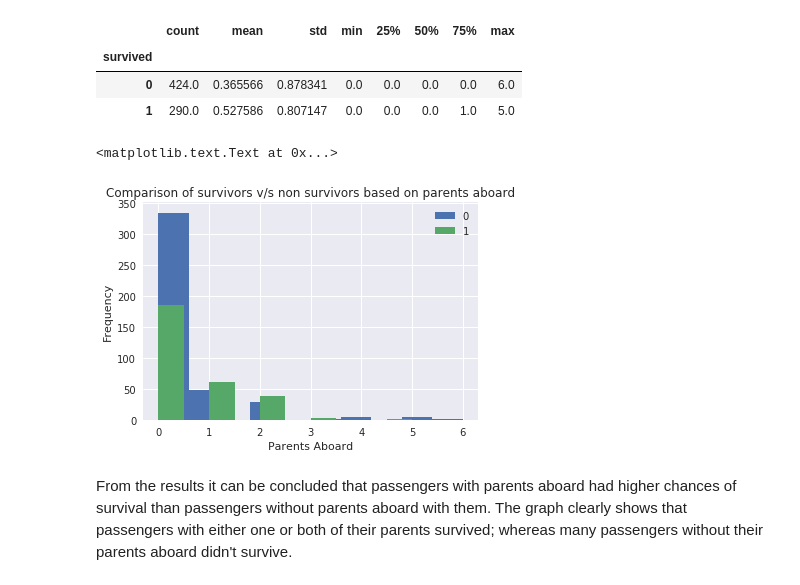
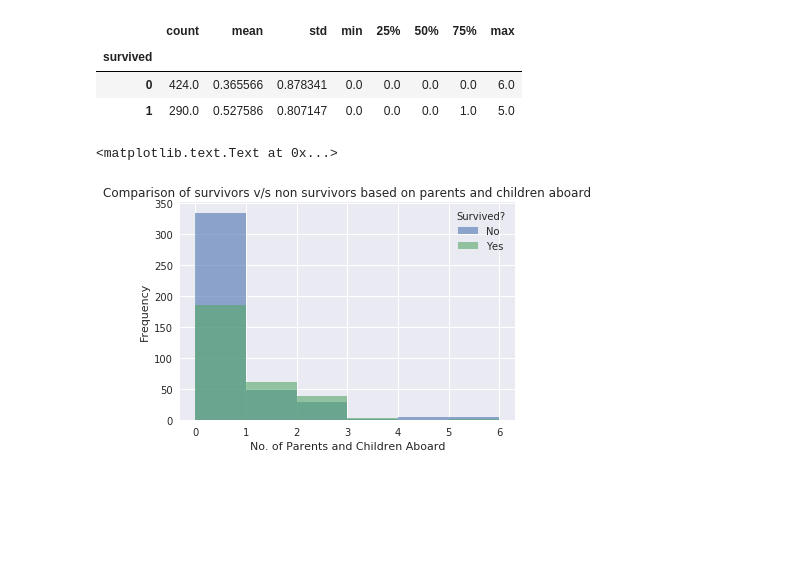
Before and after one commit to aliasm2k/titanic, a Jupyter notebook: titanic.ipynb, the cells around one changed output. Saved outputs shown, nothing was run; the diff lists cells and outputs as text; code cells hidden in the pictures; blank space fills up the shorter version.

```diff
--- a/titanic.ipynb
+++ b/titanic.ipynb
@@ -19,6 +19,6 @@ import csv
 import pandas as pd
 titanic_df = pd.read_csv('titanic.csv', quoting=csv.QUOTE_MINIMAL, skiprows=[0],
                          names=['passenger_id', 'survived', 'class', 'name', 'sex', 'age',
-                                'n_siblings', 'n_parents', 'ticket_id', 'fare', 'cabin', 'port'])
+                                'sib_sp', 'par_ch', 'ticket_id', 'fare', 'cabin', 'port'])
 titanic_df.head()
 # %% [output]
@@ -166,5 +181,5 @@ From the results, it can be concluded that chances of survival was high for pass
 # %%
-survivors = titanic_df.groupby('survived')['n_parents']
+survivors = titanic_df.groupby('survived')['par_ch']
 survivors.describe()
 # %% [output]
 |  | count | mean | std | min | 25% | 50% | 75% | max |
@@ -174,13 +189,12 @@ survivors.describe()
 # %%
 %matplotlib inline
 import matplotlib.pyplot as plt
 import seaborn as sns
 
-survivors.plot(kind='hist', legend=True)
-plt.xlabel('Parents Aboard')
-plt.title('Comparison of survivors v/s non survivors based on parents aboard')
+ax1, ax2 = survivors.plot(kind='hist', legend=True, bins=range(0, 7, 1), alpha=0.6)
+ax1.set_xlabel('No. of Parents and Children Aboard')
+ax1.legend(['No', 'Yes'], title='Survived?', loc='upper right')
+plt.title('Comparison of survivors v/s non survivors based on parents and children aboard')
 # %% [output]
 <matplotlib.text.Text at 0x...>
-[figure, old version]
+[figure, new version]
-# %% [markdown]
-From the results it can be concluded that passengers with parents aboard had higher chances of survival than passengers without parents aboard with them. The graph clearly shows that passengers with either one or both of their parents survived; whereas many passengers without their parents aboard didn't survive.
```
Also changed, not shown: parts of 23 cells of this notebook.
